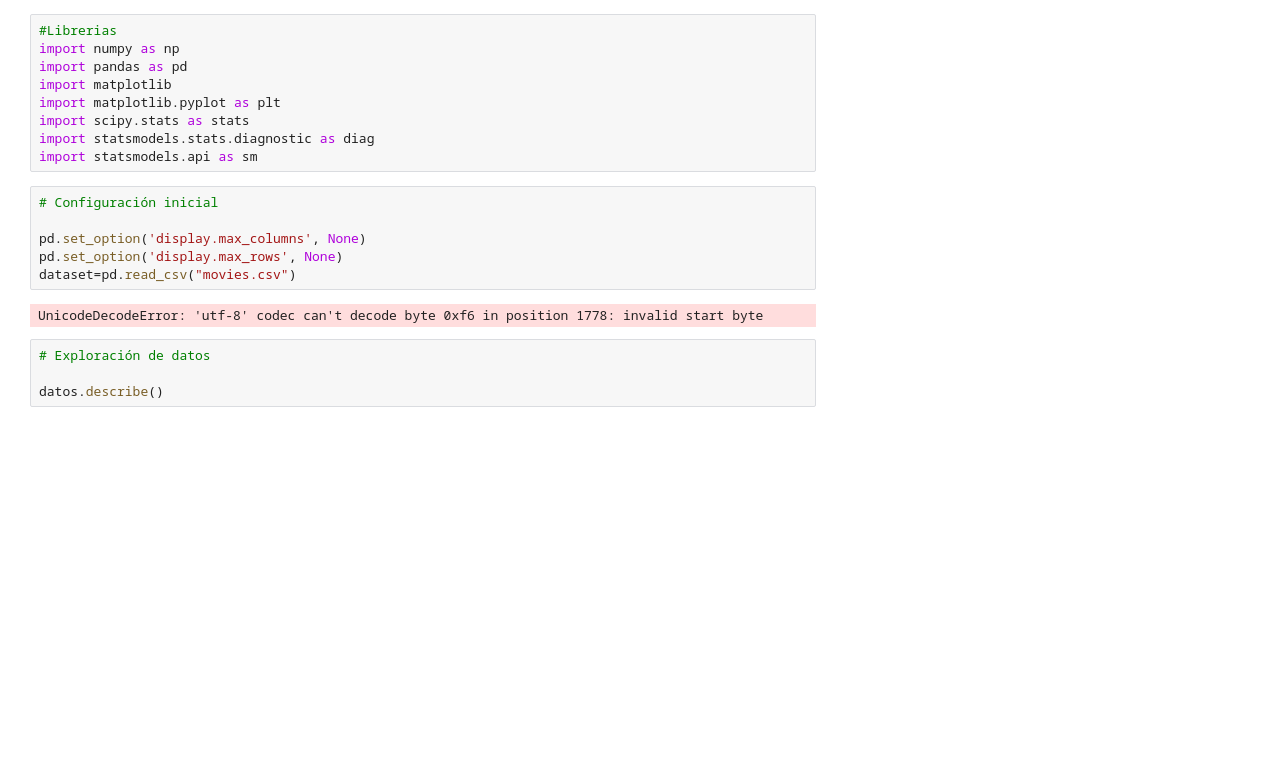
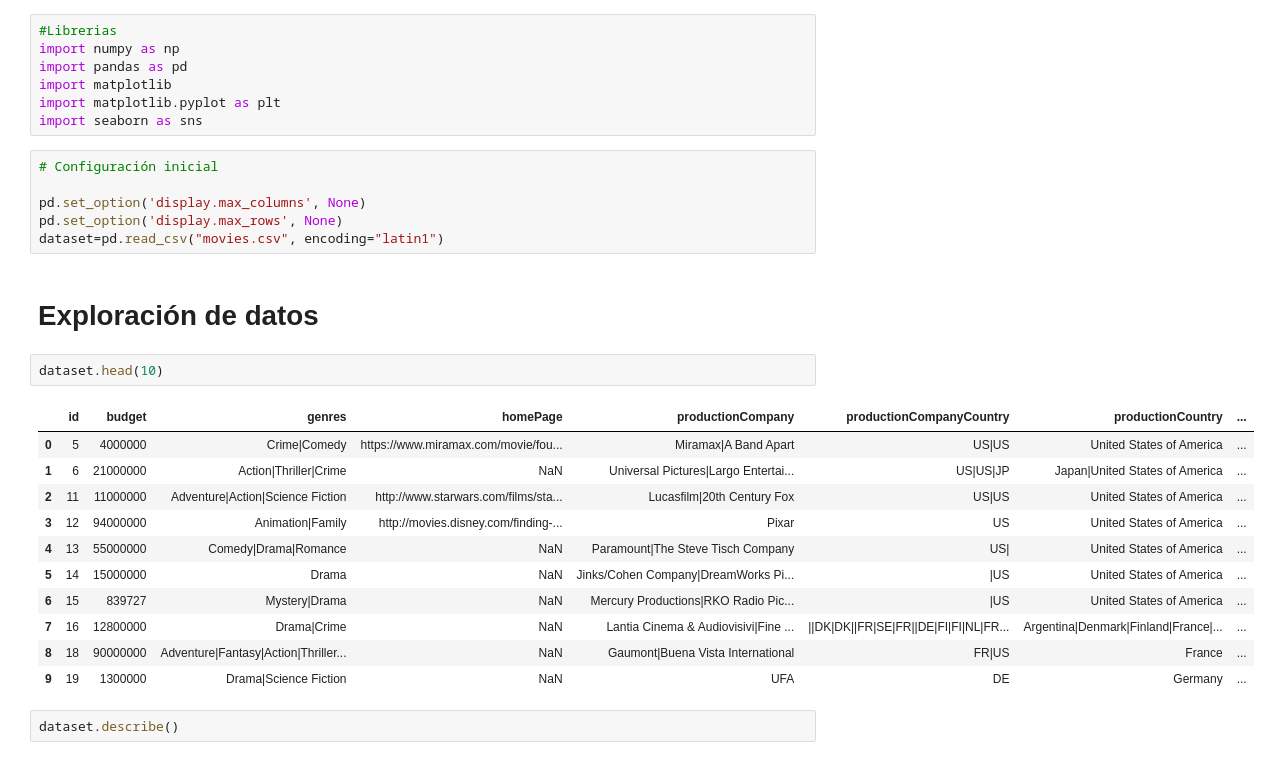
Before and after one commit to DiegoGarV/Proyecto1-mineria, a Jupyter notebook: HDT1-1.ipynb, the cells around one changed output. Drawn from its saved outputs; the diff is of its cells as text; blank space fills up the shorter version.

```diff
--- a/HDT1-1.ipynb
+++ b/HDT1-1.ipynb
@@ -4,18 +4,28 @@ import numpy as np
 import pandas as pd
 import matplotlib
 import matplotlib.pyplot as plt
-import scipy.stats as stats
-import statsmodels.stats.diagnostic as diag
-import statsmodels.api as sm
+import seaborn as sns
 # %%
 # Configuración inicial
 
 pd.set_option('display.max_columns', None)
 pd.set_option('display.max_rows', None)
-dataset=pd.read_csv("movies.csv")
+dataset=pd.read_csv("movies.csv", encoding="latin1")
-# %% [output]
-UnicodeDecodeError: 'utf-8' codec can't decode byte 0xf6 in position 1778: invalid start byte
-# %%
-# Exploración de datos
-
-datos.describe()
+# %% [markdown]
+# Exploración de datos
+# %%
+dataset.head(10)
+# %% [output]
+|  | id | budget | genres | homePage | productionCompany | productionCompanyCountry | productionCountry | ... |
+| 0 | 5 | 4000000 | Crime|Comedy | https://www.miramax.com/movie/fou... | Miramax|A Band Apart | US|US | United States of America | ... |
+| 1 | 6 | 21000000 | Action|Thriller|Crime | NaN | Universal Pictures|Largo Entertai... | US|US|JP | Japan|United States of America | ... |
+| 2 | 11 | 11000000 | Adventure|Action|Science Fiction | http://www.starwars.com/films/sta... | Lucasfilm|20th Century Fox | US|US | United States of America | ... |
+| 3 | 12 | 94000000 | Animation|Family | http://movies.disney.com/finding-... | Pixar | US | United States of America | ... |
+| 4 | 13 | 55000000 | Comedy|Drama|Romance | NaN | Paramount|The Steve Tisch Company | US| | United States of America | ... |
+| 5 | 14 | 15000000 | Drama | NaN | Jinks/Cohen Company|DreamWorks Pi... | |US | United States of America | ... |
+| 6 | 15 | 839727 | Mystery|Drama | NaN | Mercury Productions|RKO Radio Pic... | |US | United States of America | ... |
+| 7 | 16 | 12800000 | Drama|Crime | NaN | Lantia Cinema & Audiovisivi|Fine ... | ||DK|DK||FR|SE|FR||DE|FI|FI|NL|FR... | Argentina|Denmark|Finland|France|... | ... |
+| 8 | 18 | 90000000 | Adventure|Fantasy|Action|Thriller... | NaN | Gaumont|Buena Vista International | FR|US | France | ... |
+| 9 | 19 | 1300000 | Drama|Science Fiction | NaN | UFA | DE | Germany | ... |
+# %%
+dataset.describe()
```
Also changed, not shown: parts of 19 cells of this notebook, 1 other file.
